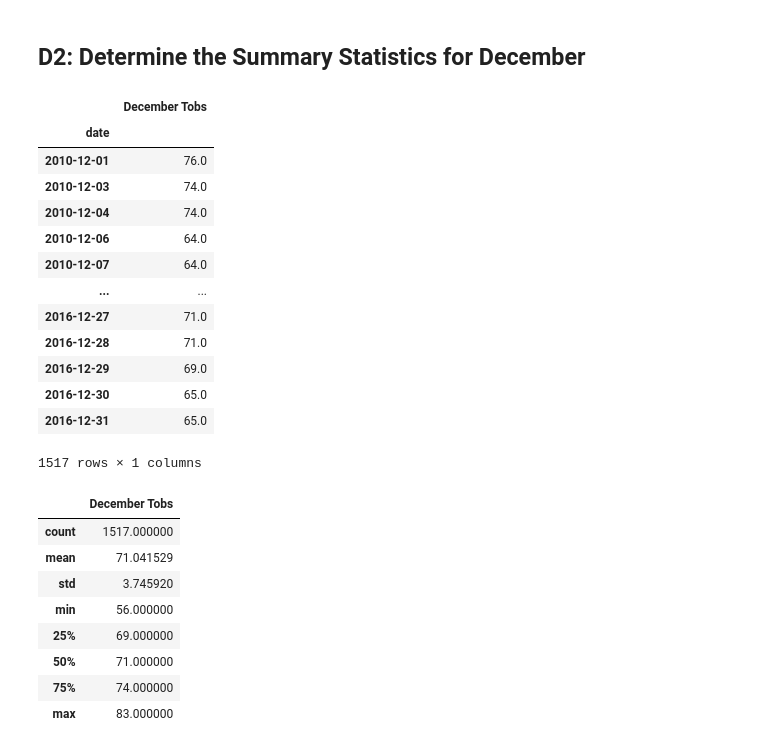
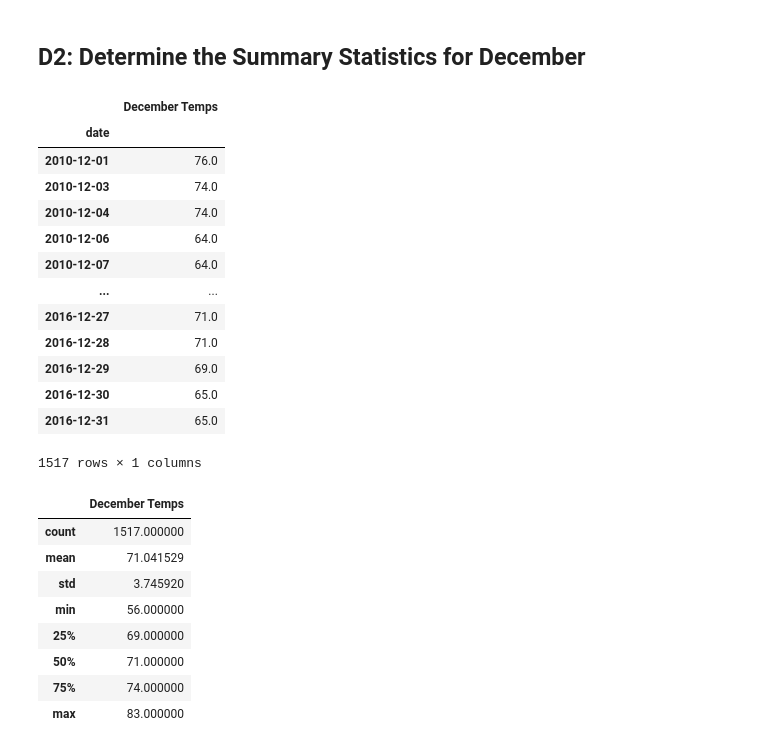
Before and after one commit to FrancisVuong/surfs_up, a Jupyter notebook: SurfsUp_Challenge.ipynb, the cells around one changed output. Cells and saved outputs as stored; diff of their text form; code cells hidden in the pictures.

```diff
--- a/SurfsUp_Challenge.ipynb
+++ b/SurfsUp_Challenge.ipynb
@@ -97,12 +97,12 @@ results = session.query(Measurement.date, Measurement.tobs).\
 temps = list(results)
 # %%
 # 8. Create a DataFrame from the list of temperatures for the month of December.
-temps_df = pd.DataFrame(temps, columns=['date','December Tobs'])
+temps_df = pd.DataFrame(temps, columns=['date','December Temps'])
 temps_df.set_index(temps_df['date'], inplace=True)
-temps_df=temps_df[['December Tobs']]
+temps_df=temps_df[['December Temps']]
 temps_df
 # %% [output]
-|  | December Tobs |
+|  | December Temps |
 | date |  |
 | 2010-12-01 | 76.0 |
 | 2010-12-03 | 74.0 |
@@ -120,7 +120,7 @@ temps_df
 # 9. Calculate and print out the summary statistics for the Decemeber temperature DataFrame.
 temps_df.describe()
 # %% [output]
-|  | December Tobs |
+|  | December Temps |
 | count | 1517.000000 |
 | mean | 71.041529 |
 | std | 3.745920 |
```
Also changed, not shown: parts of 3 cells of this notebook.
